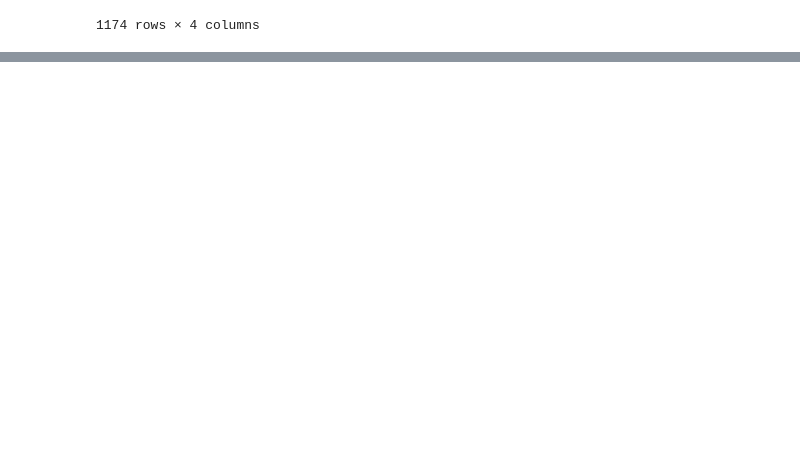
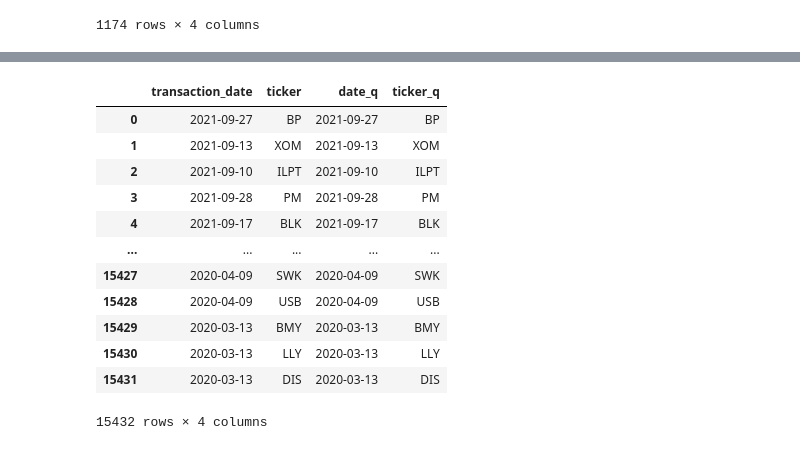
Before and after one commit to oooyiyangc/politician-voting-yc, a Jupyter notebook: src/generate-crsp-sql-queries.ipynb, the cells around one changed output, grey strips where cells are left out. Cells and saved outputs as stored; diff of their text form; code cells hidden in the pictures; blank space fills up the shorter version.

```diff
--- a/src/generate-crsp-sql-queries.ipynb
+++ b/src/generate-crsp-sql-queries.ipynb
@@ -92,0 +97,3 @@ output.to_csv("sql_queries.csv", index=False)
+# %%
+house = pd.read_csv(DATA_PATH + "house_all_transactions_fixed.csv")
+house[:5]
@@ -92,0 +107,24 @@ output.to_csv("sql_queries.csv", index=False)
+# %%
+house_dt_tic = house[["transaction_date", "ticker"]].copy()
+
+date_q = list(map(lambda x: datetime.strptime(x, "%Y-%m-%d").strftime("%Y-%m-%d"), house_dt_tic["transaction_date"]))
+ticker_q = house_dt_tic["ticker"].replace("--", np.nan)
+
+house_dt_tic["date_q"] = date_q
+house_dt_tic["ticker_q"] = ticker_q
+
+house_dt_tic
+# %% [output]
+|  | transaction_date | ticker | date_q | ticker_q |
+| 0 | 2021-09-27 | BP | 2021-09-27 | BP |
+| 1 | 2021-09-13 | XOM | 2021-09-13 | XOM |
+| 2 | 2021-09-10 | ILPT | 2021-09-10 | ILPT |
+| 3 | 2021-09-28 | PM | 2021-09-28 | PM |
+| 4 | 2021-09-17 | BLK | 2021-09-17 | BLK |
+| ... | ... | ... | ... | ... |
+| 15427 | 2020-04-09 | SWK | 2020-04-09 | SWK |
+| 15428 | 2020-04-09 | USB | 2020-04-09 | USB |
+| 15429 | 2020-03-13 | BMY | 2020-03-13 | BMY |
+| 15430 | 2020-03-13 | LLY | 2020-03-13 | LLY |
+| 15431 | 2020-03-13 | DIS | 2020-03-13 | DIS |
+15432 rows × 4 columns
```
Also changed, not shown: parts of 8 cells of this notebook, 10 other files.
